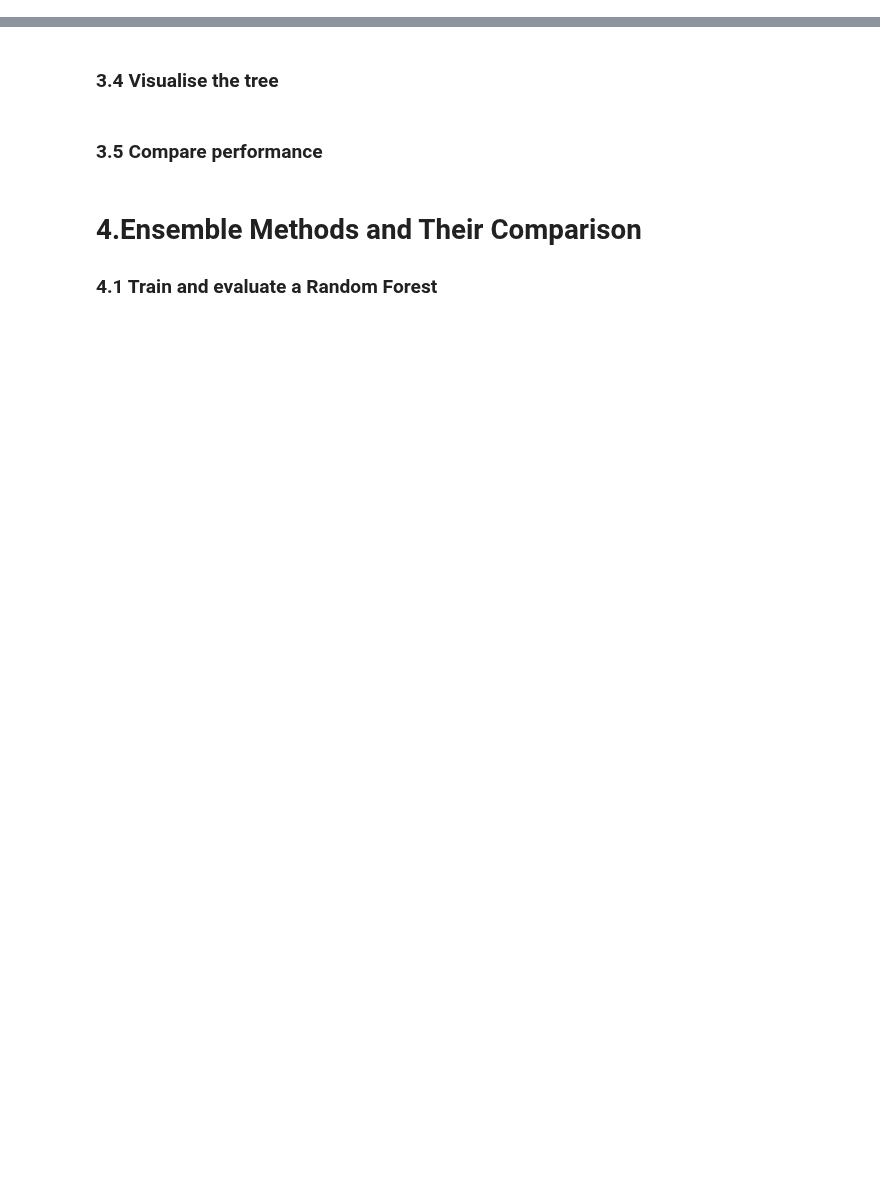
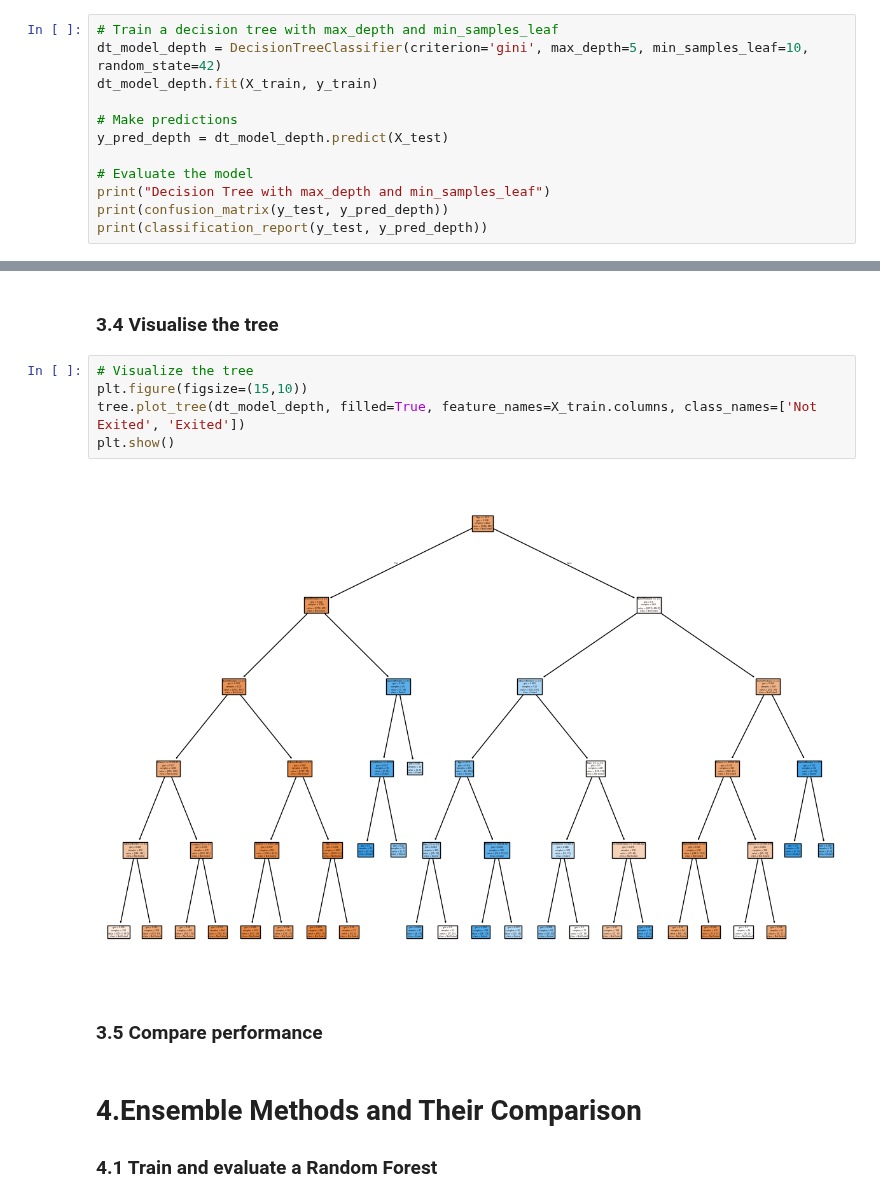
Before and after one commit to sheldonkemper/portfolio, a Jupyter notebook: Activity_DecisionTreesClassification.ipynb, the cells around one changed output, grey strips where cells are left out. Saved outputs shown, nothing was run; the diff lists cells and outputs as text; blank space fills up the shorter version.

```diff
--- a/Activity_DecisionTreesClassification.ipynb
+++ b/Activity_DecisionTreesClassification.ipynb
@@ -76,2 +284,14 @@ df = pd.read_csv("https://raw.githubusercontent.com/fourthrevlxd/cam_dsb/main/C2
 # %% [markdown]
 ### 3.3 Train and evaluate a Simple Decision Tree using both `max_depth` and `min_samples_leaf`.
+# %%
+# Train a decision tree with max_depth and min_samples_leaf
+dt_model_depth = DecisionTreeClassifier(criterion='gini', max_depth=5, min_samples_leaf=10, random_state=42)
+dt_model_depth.fit(X_train, y_train)
+
+# Make predictions
+y_pred_depth = dt_model_depth.predict(X_test)
+
+# Evaluate the model
+print("Decision Tree with max_depth and min_samples_leaf")
+print(confusion_matrix(y_test, y_pred_depth))
+print(classification_report(y_test, y_pred_depth))
@@ -78,5 +310,12 @@ df = pd.read_csv("https://raw.githubusercontent.com/fourthrevlxd/cam_dsb/main/C2
 # %% [markdown]
 ### 3.4 Visualise the tree
+# %%
+# Visualize the tree
+plt.figure(figsize=(15,10))
+tree.plot_tree(dt_model_depth, filled=True, feature_names=X_train.columns, class_names=['Not Exited', 'Exited'])
+plt.show()
+# %% [output]
+[figure, added]
 # %% [markdown]
 ### 3.5 Compare performance
 # %% [markdown]
```
Also changed, not shown: parts of 14 cells of this notebook.
